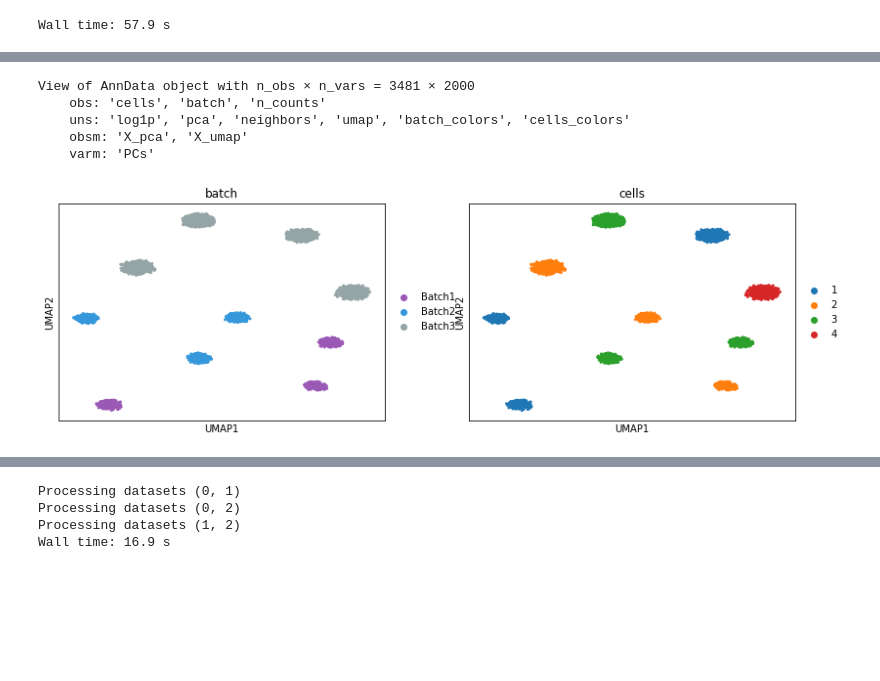
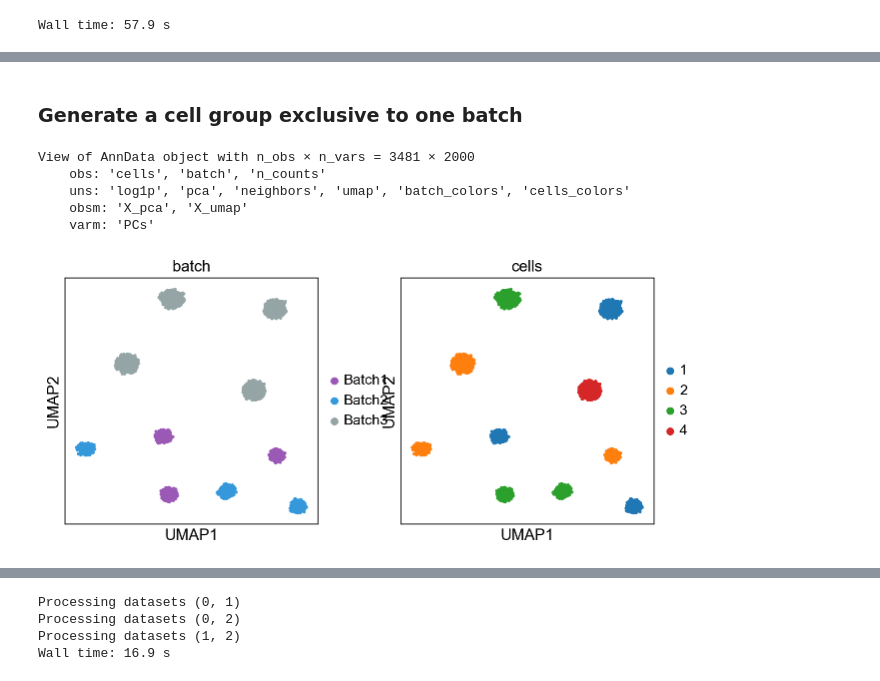
Before and after one commit to lkmklsmn/bbtnn, a Jupyter notebook: examples/Simulation version 3.ipynb, the cells around one changed output, grey strips where cells are left out. Drawn from its saved outputs; the diff is of its cells as text; code cells hidden in the pictures; blank space fills up the shorter version.

```diff
--- a/examples/Simulation version 3.ipynb
+++ b/examples/Simulation version 3.ipynb
@@ -87,4 +96,4 @@ new function
 # %%
-adata.obsm["X_umap"] = embedding
-sc.pl.umap(adata, color = ["batch", "cells"])
+adata_tnn.obsm["X_umap"] = embedding
+sc.pl.umap(adata_tnn, color = ["batch", "cells"])
 # %% [output]
@@ -91,0 +103,3 @@ sc.pl.umap(adata, color = ["batch", "cells"])
+# %%
+sc.set_figure_params(dpi_save = 300)
+sc.settings.figdir = "/Users/lsimon/OneDrive/Miko/UTHealth/projects/BatchBalancedTriplets/figures/"
@@ -92,3 +117,5 @@ sc.pl.umap(adata, color = ["batch", "cells"])
+# %% [markdown]
+### Generate a cell group exclusive to one batch
 # %%
 bdata = adata[~((adata.obs["batch"] == "Batch1") & (adata.obs["cells"] =="4"))]
 bdata = bdata[~((bdata.obs["batch"] == "Batch2") & (bdata.obs["cells"] =="4"))]
@@ -102,9 +129,10 @@ View of AnnData object with n_obs × n_vars = 3481 × 2000
     varm: 'PCs'
 # %%
 sc.tl.pca(bdata)
-sc.pp.neighbors(bdata, n_neighbors=10)
+sc.pp.neighbors(bdata, n_neighbors=50)
 sc.tl.umap(bdata)
+bdata_umap = bdata.copy()
 # %%
-sc.pl.umap(bdata, color = ["batch", "cells"])
+sc.pl.umap(bdata_umap, color = ["batch", "cells"])
 # %% [output]
-[figure, old version]
+[figure, new version]
```
Also changed, not shown: parts of 13 cells of this notebook, 7 other files.
